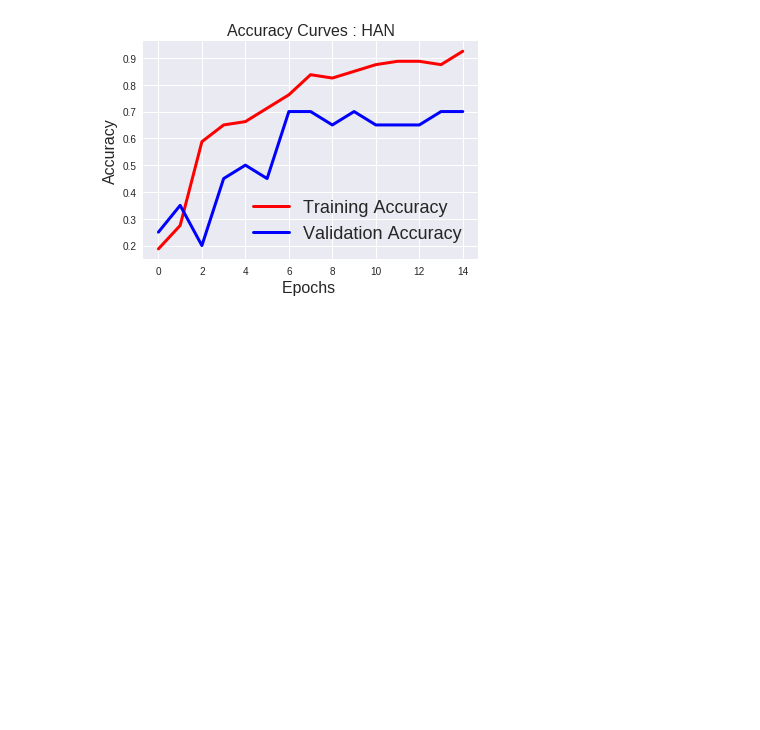
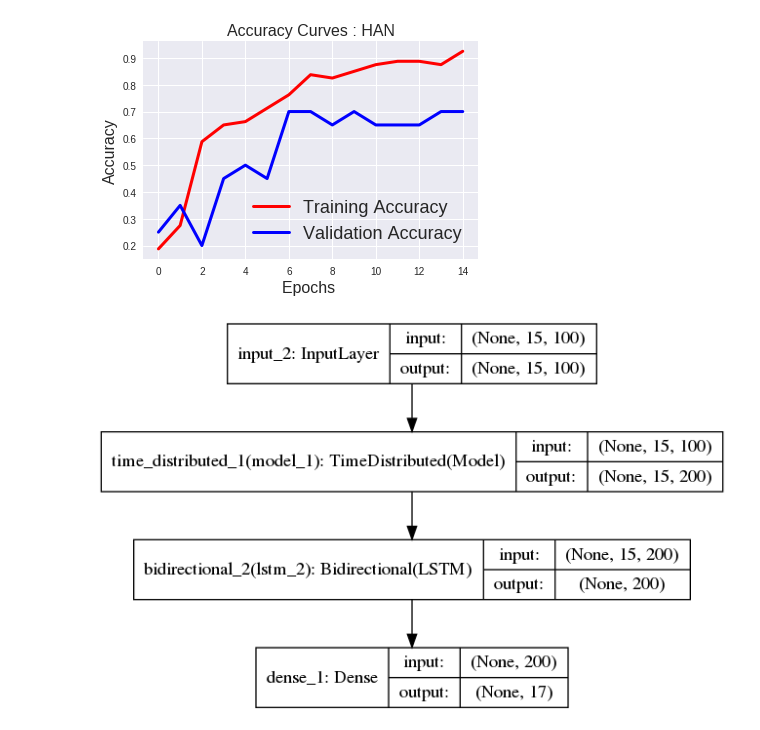
Before and after one commit to geniusai-research/Text-Classification, a Jupyter notebook: HAN.ipynb, the cells around one changed output. Cells and saved outputs as stored; diff of their text form; code cells hidden in the pictures; blank space fills up the shorter version.

```diff
--- a/HAN.ipynb
+++ b/HAN.ipynb
@@ -232,0 +236,5 @@ plt.show()
+# %%
+from PIL import Image
+display(Image.open('han_model.png'))
+# %% [output]
+[figure, added]
```
Also changed, not shown: parts of 1 cell of this notebook, 2 other files.
